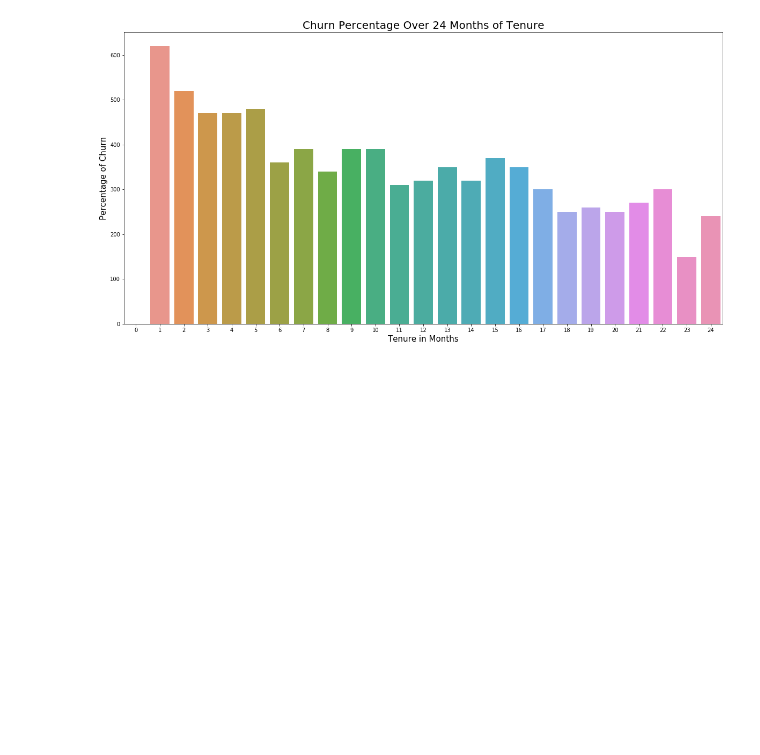
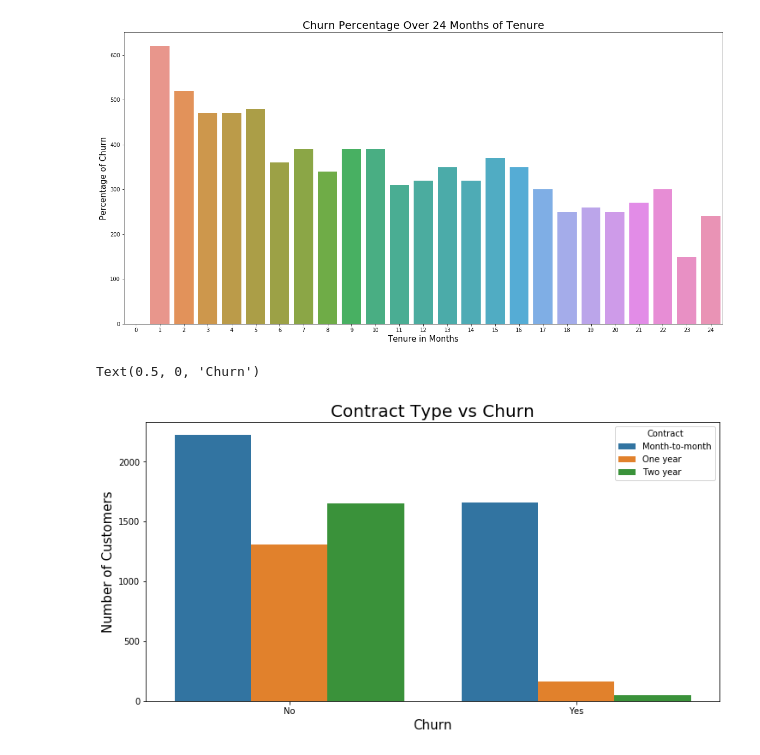
Before and after one commit to enriqueferrao/Telco_Customer_Churn, a Jupyter notebook: Telco_Customer_Churn.ipynb, the cells around one changed output. Cells and saved outputs as stored; diff of their text form; code cells hidden in the pictures; blank space fills up the shorter version.

```diff
--- a/Telco_Customer_Churn.ipynb
+++ b/Telco_Customer_Churn.ipynb
@@ -253,3 +253,12 @@ Text(0.5, 0, 'Tenure in Months')
 # %%
 # Most customers tend to churn in the first month of their tenure
 # As the months pass, the number of customers that churn decreases
+# %%
+plt.figure(figsize=(12,6))
+ax = sns.countplot(x="Churn", hue="Contract", data=file_data);
+ax.set_title('Contract Type vs Churn', fontsize=20)
+ax.set_ylabel('Number of Customers', fontsize = 15)
+ax.set_xlabel('Churn', fontsize = 15)
+# %% [output]
+Text(0.5, 0, 'Churn')
+[figure, added]
```
Also changed, not shown: parts of 7 cells of this notebook.
